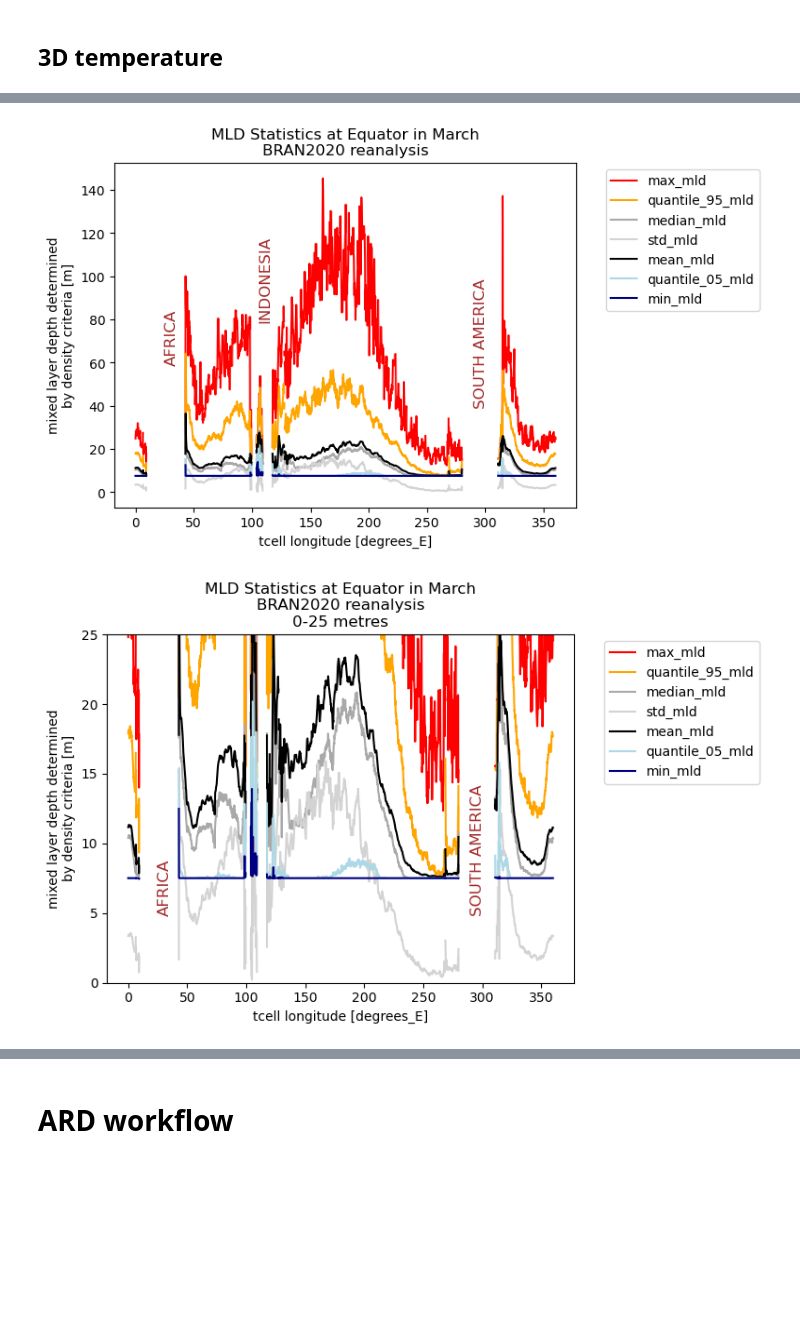
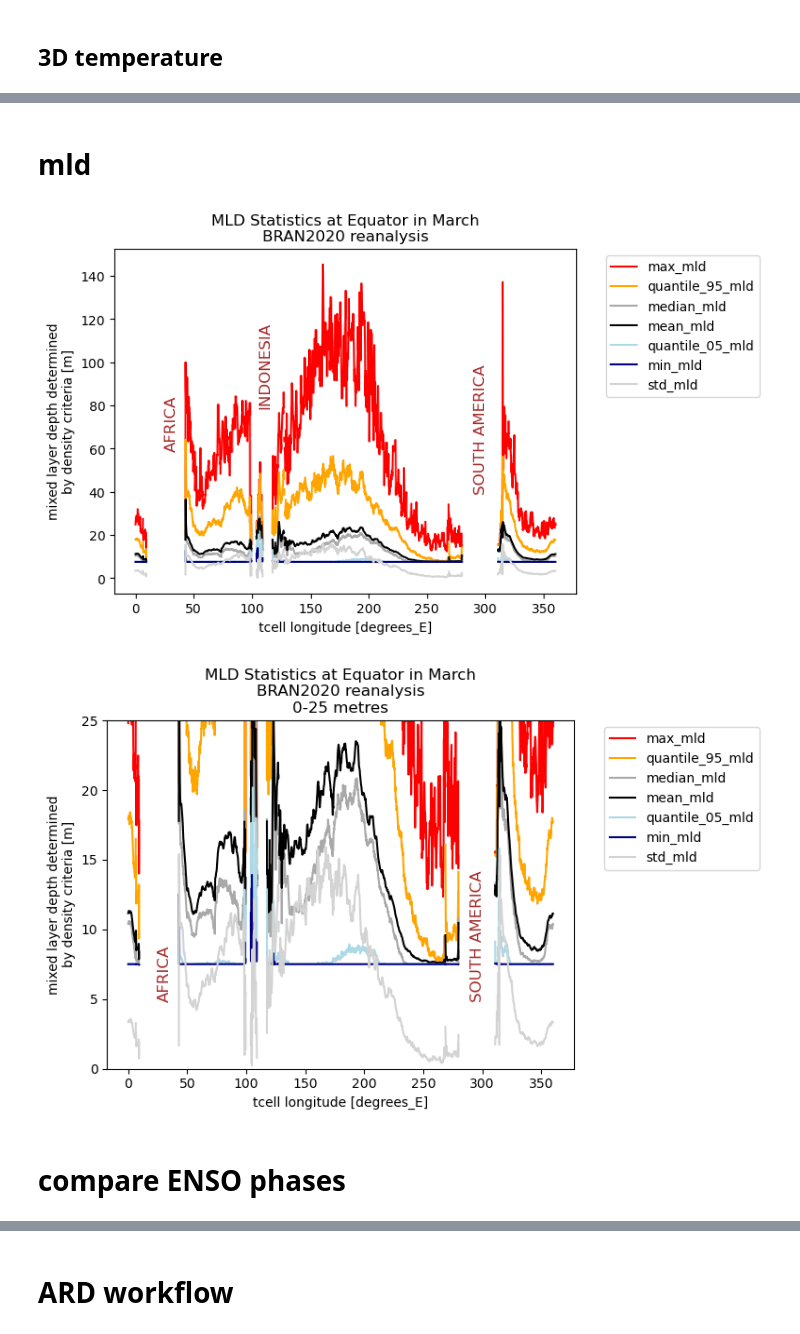
Before and after one commit to Thomas-Moore-Creative/BRAN-climatology-generator-demo, a Jupyter notebook: notebooks/BRAN2020_clim_demo_report.ipynb, the cells around one changed output, grey strips where cells are left out. Cells and saved outputs as stored; diff of their text form; code cells hidden in the pictures; blank space fills up the shorter version.

```diff
--- a/notebooks/BRAN2020_clim_demo_report.ipynb
+++ b/notebooks/BRAN2020_clim_demo_report.ipynb
@@ -55,4 +50,0 @@ eta_t_stats_equator_march = eta_t_stats_equator.isel(month=2)
-# %%
-temp_stats_dataset = xr.open_dataset(temp_file,chunks={})
-temp_stats_equator = temp_stats_dataset.sel(yt_ocean=0,method='nearest')
-temp_stats_equator_march = temp_stats_equator.isel(month=2)
@@ -104,3 +102,5 @@ plt.show()
+# %% [markdown]
+# mld
 # %%
 # Define a dictionary to map variable names to colors
 mld_color_dict = {
@@ -115,33 +115,33 @@ mld_color_dict = {
 # %%
 
 
 # Get the list of variables in the dataset
 variables = list(mld_stats_equator_march.data_vars)
-variables = ['max_mld', 'quantile_95_mld', 'median_mld', 'std_mld', 'mean_mld', 'quantile_05_mld', 'min_mld']
+variables = ['max_mld', 'quantile_95_mld', 'median_mld', 'mean_mld', 'quantile_05_mld', 'min_mld', 'std_mld']
 
 # Plot line for each variable
 for variable in variables:
     color = mld_color_dict.get(variable, 'black')  # Use 'black' as default color if variable is not in the dictionary
     mld_stats_equator_march[variable].plot.line(x='xt_ocean', label=variable, color=color)
 
 # Add text to a specific location
 plt.text(25, 60, 'AFRICA', fontsize=12, color='brown', rotation=90)
 plt.text(105, 80, 'INDONESIA', fontsize=12, color='brown', rotation=90)
 plt.text(290, 40, 'SOUTH AMERICA', fontsize=12, color='brown', rotation=90)
 
 # Add legend
 plt.legend(bbox_to_anchor=(1.05, 1), loc='upper left')
 # Add title
 plt.title('MLD Statistics at Equator in March\nBRAN2020 reanalysis')
 # Set the background color to black
 #plt.gca().set_facecolor('lightgrey')
 
 # Save the plot as PNG
 plt.savefig(plot_directory+'MLD-Statistics-at-Equator-in-March.png', dpi=300,bbox_inches='tight')
 # Show the plot
 plt.show()
 # %% [output]
-[figure, old version]
+[figure, new version]
 # %%
 # Plot line for each variable
 for variable in variables:
@@ -164,4 +164,6 @@ plt.savefig(plot_directory+'MLD-Statistics-at-Equator-in-March-25m.png', dpi=300
 # Show the plot
 plt.show()
 # %% [output]
-[figure, old version]
+[figure, new version]
+# %% [markdown]
+# compare ENSO phases
```
Also changed, not shown: parts of 27 cells of this notebook, 1 other file.
